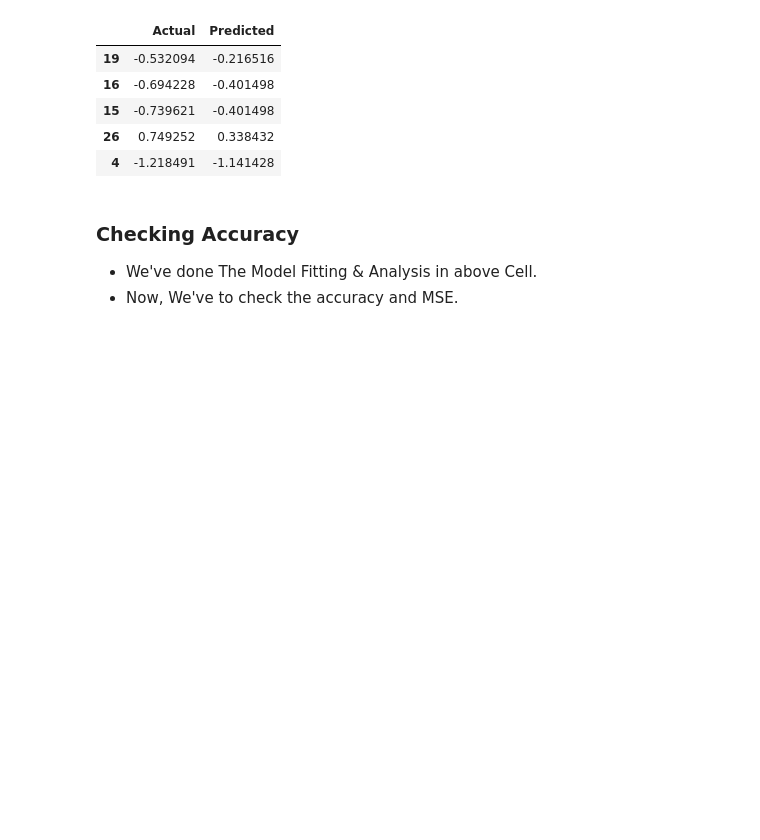
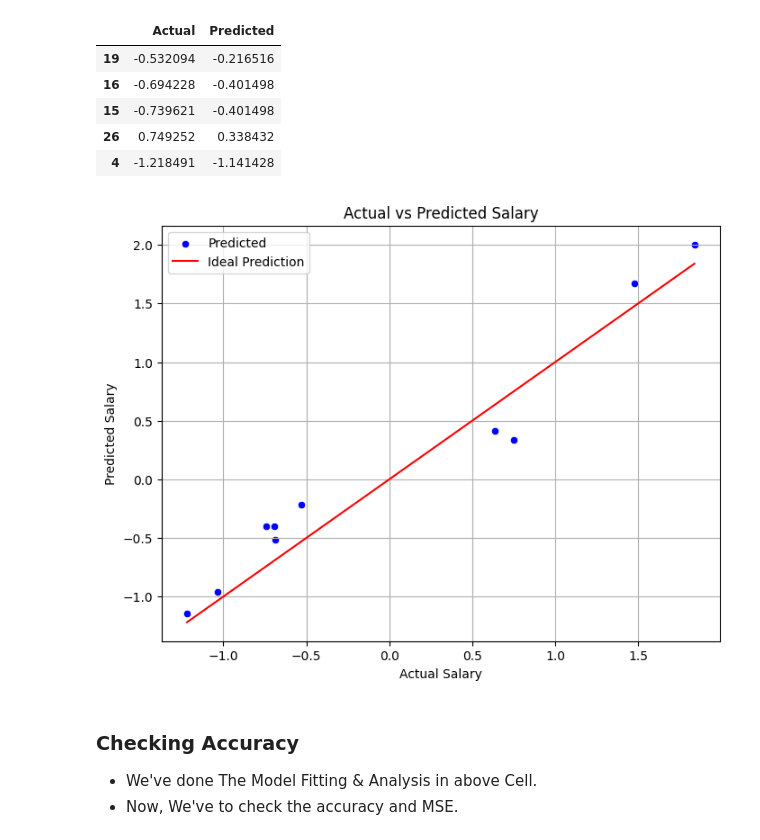
Before and after one commit to pri-cd/Internship-Python-Analytics, a Jupyter notebook: Introduction-1.ipynb, the cells around one changed output. Drawn from its saved outputs; the diff is of its cells as text; code cells hidden in the pictures; blank space fills up the shorter version.

```diff
--- a/Introduction-1.ipynb
+++ b/Introduction-1.ipynb
@@ -274,6 +286,23 @@ df_results.head()
 | 15 | -0.739621 | -0.401498 |
 | 26 | 0.749252 | 0.338432 |
 | 4 | -1.218491 | -1.141428 |
+# %%
+import matplotlib.pyplot as plt
+import seaborn as sns
+
+plt.figure(figsize=(8, 6))
+sns.scatterplot(x=df_results['Actual'], y=df_results['Predicted'], color='blue', label='Predicted')
+plt.plot([df_results['Actual'].min(), df_results['Actual'].max()],
+         [df_results['Actual'].min(), df_results['Actual'].max()], color='red', label='Ideal Prediction')
+
+plt.title('Actual vs Predicted Salary')
+plt.xlabel('Actual Salary')
+plt.ylabel('Predicted Salary')
+plt.legend()
+plt.grid(True)
+plt.show()
+# %% [output]
+[figure, added]
 # %% [markdown]
 ### **Checking Accuracy**
 - We've done The Model Fitting & Analysis in above Cell.
```
Also changed, not shown: parts of 7 cells of this notebook.
